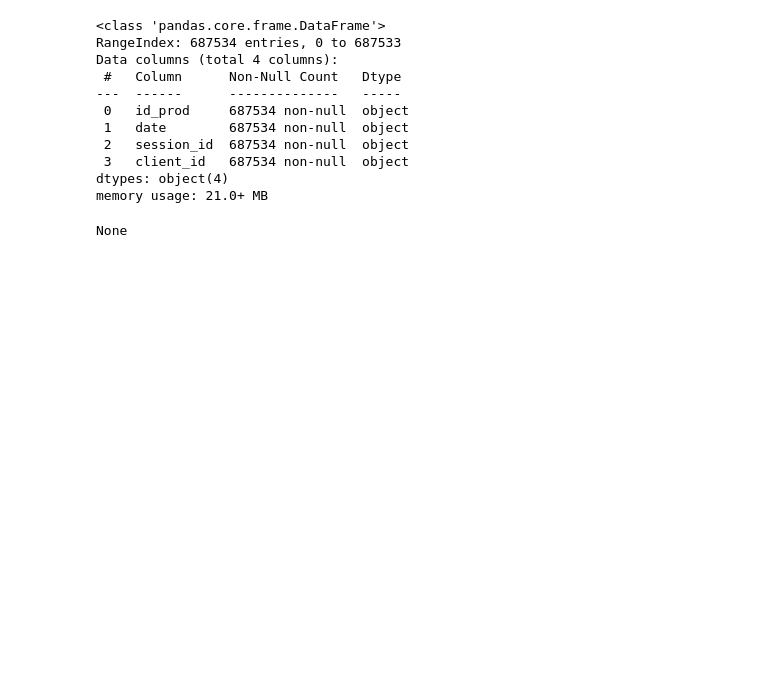
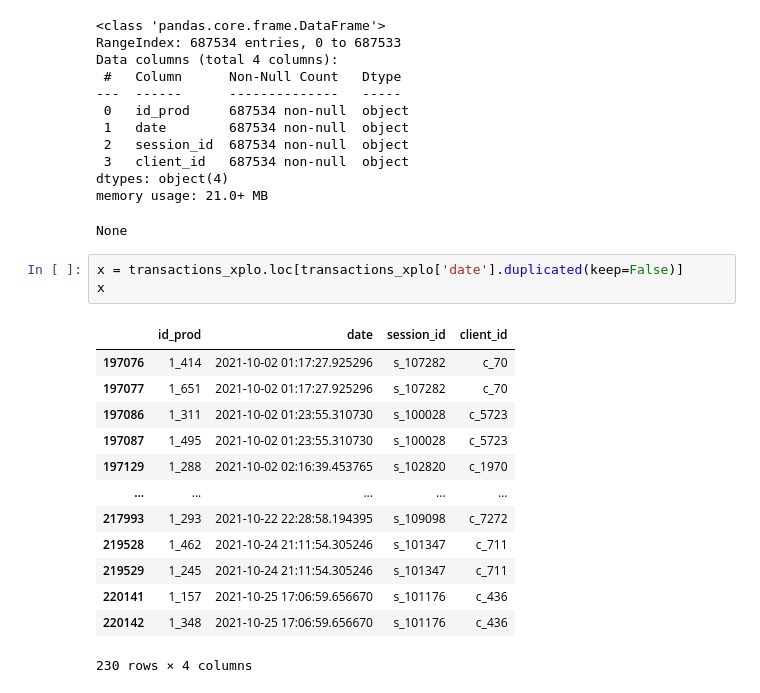
Before and after one commit to IshemZ/Projet_6-Lapage, a Jupyter notebook: Programme/data_exploration.ipynb, the cells around one changed output. Cells and saved outputs as stored; diff of their text form; blank space fills up the shorter version.

```diff
--- a/Programme/data_exploration.ipynb
+++ b/Programme/data_exploration.ipynb
@@ -157,3 +157,20 @@ Data columns (total 4 columns):
 dtypes: object(4)
 memory usage: 21.0+ MB
 None
+# %%
+x = transactions_xplo.loc[transactions_xplo['date'].duplicated(keep=False)]
+x
+# %% [output]
+|  | id_prod | date | session_id | client_id |
+| 197076 | 1_414 | 2021-10-02 01:17:27.925296 | s_107282 | c_70 |
+| 197077 | 1_651 | 2021-10-02 01:17:27.925296 | s_107282 | c_70 |
+| 197086 | 1_311 | 2021-10-02 01:23:55.310730 | s_100028 | c_5723 |
+| 197087 | 1_495 | 2021-10-02 01:23:55.310730 | s_100028 | c_5723 |
+| 197129 | 1_288 | 2021-10-02 02:16:39.453765 | s_102820 | c_1970 |
+| ... | ... | ... | ... | ... |
+| 217993 | 1_293 | 2021-10-22 22:28:58.194395 | s_109098 | c_7272 |
+| 219528 | 1_462 | 2021-10-24 21:11:54.305246 | s_101347 | c_711 |
+| 219529 | 1_245 | 2021-10-24 21:11:54.305246 | s_101347 | c_711 |
+| 220141 | 1_157 | 2021-10-25 17:06:59.656670 | s_101176 | c_436 |
+| 220142 | 1_348 | 2021-10-25 17:06:59.656670 | s_101176 | c_436 |
+230 rows × 4 columns
```
Also changed, not shown: 2 other files.
